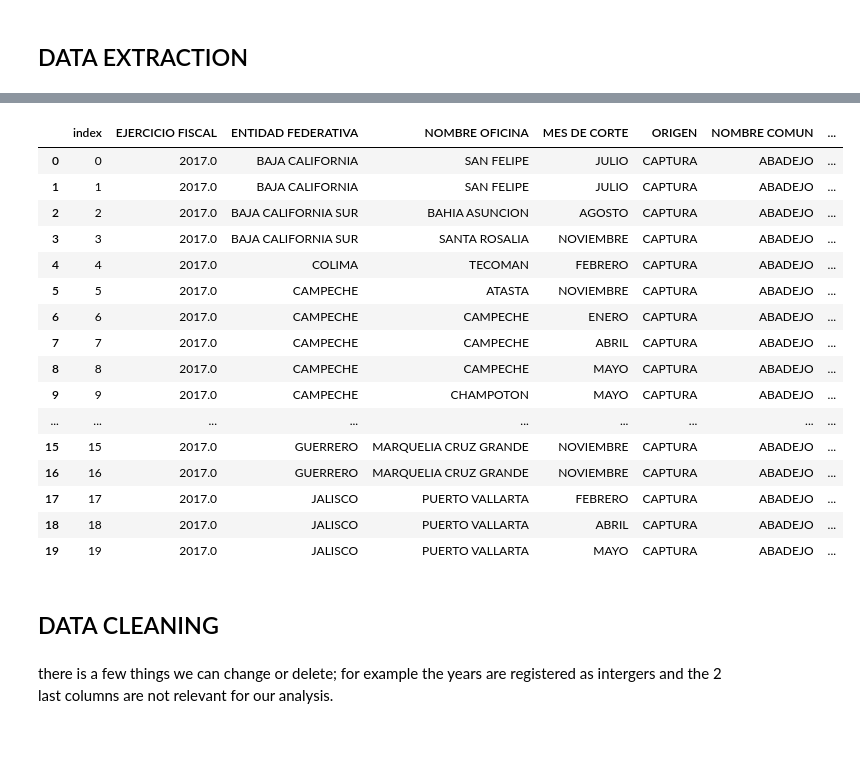
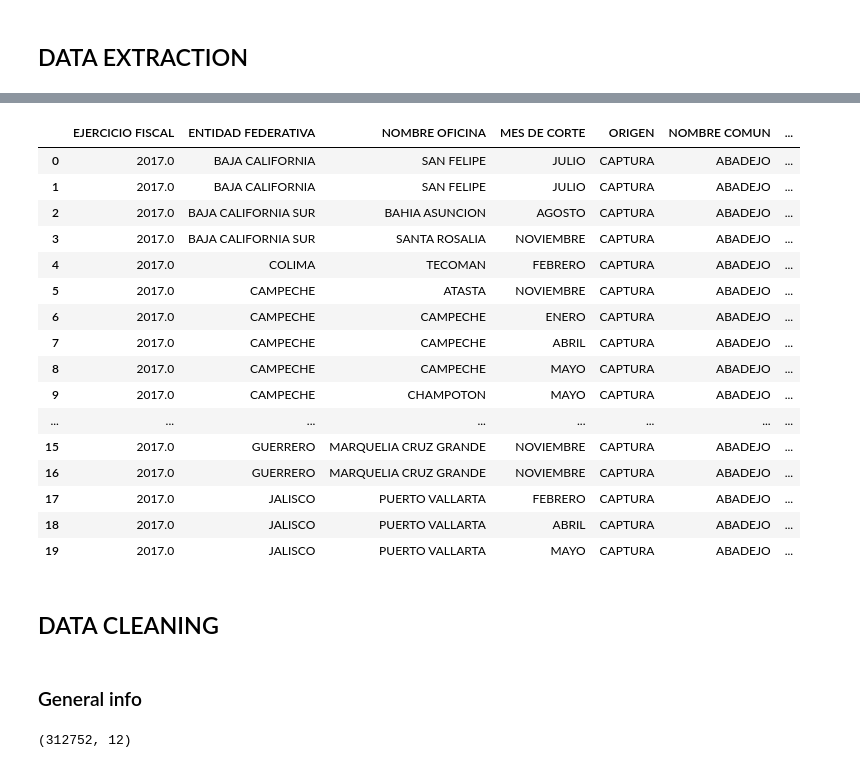
Before and after one commit to mr-nahash/ML-prediction-of-sinaloa-s-fishing-production, a Jupyter notebook: data_cleaning.ipynb, the cells around one changed output, grey strips where cells are left out. Saved outputs shown, nothing was run; the diff lists cells and outputs as text; code cells hidden in the pictures; blank space fills up the shorter version.

```diff
--- a/data_cleaning.ipynb
+++ b/data_cleaning.ipynb
@@ -31,29 +8,33 @@ Requirement already satisfied: colorama in c:\users\fer-h\appdata\local\programs
 # %%
 df2017=pd.read_csv('data/Produccion_Pesquera_2017.csv',encoding='latin-1')
 df2018=pd.read_csv('data/Produccion_Pesquera_2018.csv',encoding='latin-1')
 df2019=pd.read_csv('data/Produccion_Pesquera_2019.csv',encoding='latin-1')
 df2020=pd.read_csv('data/Produccion_Pesquera_2020.csv',encoding='latin-1')
-df=pd.concat([df2017, df2018,df2019,df2020],axis=0).reset_index()
+df=pd.concat([df2017, df2018,df2019,df2020],axis=0)
 display(df.head(20))
 # %% [output]
-|  | index | EJERCICIO FISCAL | ENTIDAD FEDERATIVA | NOMBRE OFICINA | MES DE CORTE | ORIGEN | NOMBRE COMUN | ... |
-| 0 | 0 | 2017.0 | BAJA CALIFORNIA | SAN FELIPE | JULIO | CAPTURA | ABADEJO | ... |
-| 1 | 1 | 2017.0 | BAJA CALIFORNIA | SAN FELIPE | JULIO | CAPTURA | ABADEJO | ... |
-| 2 | 2 | 2017.0 | BAJA CALIFORNIA SUR | BAHIA ASUNCION | AGOSTO | CAPTURA | ABADEJO | ... |
-| 3 | 3 | 2017.0 | BAJA CALIFORNIA SUR | SANTA ROSALIA | NOVIEMBRE | CAPTURA | ABADEJO | ... |
-| 4 | 4 | 2017.0 | COLIMA | TECOMAN | FEBRERO | CAPTURA | ABADEJO | ... |
-| 5 | 5 | 2017.0 | CAMPECHE | ATASTA | NOVIEMBRE | CAPTURA | ABADEJO | ... |
-| 6 | 6 | 2017.0 | CAMPECHE | CAMPECHE | ENERO | CAPTURA | ABADEJO | ... |
-| 7 | 7 | 2017.0 | CAMPECHE | CAMPECHE | ABRIL | CAPTURA | ABADEJO | ... |
-| 8 | 8 | 2017.0 | CAMPECHE | CAMPECHE | MAYO | CAPTURA | ABADEJO | ... |
-| 9 | 9 | 2017.0 | CAMPECHE | CHAMPOTON | MAYO | CAPTURA | ABADEJO | ... |
-| ... | ... | ... | ... | ... | ... | ... | ... | ... |
-| 15 | 15 | 2017.0 | GUERRERO | MARQUELIA CRUZ GRANDE | NOVIEMBRE | CAPTURA | ABADEJO | ... |
-| 16 | 16 | 2017.0 | GUERRERO | MARQUELIA CRUZ GRANDE | NOVIEMBRE | CAPTURA | ABADEJO | ... |
-| 17 | 17 | 2017.0 | JALISCO | PUERTO VALLARTA | FEBRERO | CAPTURA | ABADEJO | ... |
-| 18 | 18 | 2017.0 | JALISCO | PUERTO VALLARTA | ABRIL | CAPTURA | ABADEJO | ... |
-| 19 | 19 | 2017.0 | JALISCO | PUERTO VALLARTA | MAYO | CAPTURA | ABADEJO | ... |
+|  | EJERCICIO FISCAL | ENTIDAD FEDERATIVA | NOMBRE OFICINA | MES DE CORTE | ORIGEN | NOMBRE COMUN | ... |
+| 0 | 2017.0 | BAJA CALIFORNIA | SAN FELIPE | JULIO | CAPTURA | ABADEJO | ... |
+| 1 | 2017.0 | BAJA CALIFORNIA | SAN FELIPE | JULIO | CAPTURA | ABADEJO | ... |
+| 2 | 2017.0 | BAJA CALIFORNIA SUR | BAHIA ASUNCION | AGOSTO | CAPTURA | ABADEJO | ... |
+| 3 | 2017.0 | BAJA CALIFORNIA SUR | SANTA ROSALIA | NOVIEMBRE | CAPTURA | ABADEJO | ... |
+| 4 | 2017.0 | COLIMA | TECOMAN | FEBRERO | CAPTURA | ABADEJO | ... |
+| 5 | 2017.0 | CAMPECHE | ATASTA | NOVIEMBRE | CAPTURA | ABADEJO | ... |
+| 6 | 2017.0 | CAMPECHE | CAMPECHE | ENERO | CAPTURA | ABADEJO | ... |
+| 7 | 2017.0 | CAMPECHE | CAMPECHE | ABRIL | CAPTURA | ABADEJO | ... |
+| 8 | 2017.0 | CAMPECHE | CAMPECHE | MAYO | CAPTURA | ABADEJO | ... |
+| 9 | 2017.0 | CAMPECHE | CHAMPOTON | MAYO | CAPTURA | ABADEJO | ... |
+| ... | ... | ... | ... | ... | ... | ... | ... |
+| 15 | 2017.0 | GUERRERO | MARQUELIA CRUZ GRANDE | NOVIEMBRE | CAPTURA | ABADEJO | ... |
+| 16 | 2017.0 | GUERRERO | MARQUELIA CRUZ GRANDE | NOVIEMBRE | CAPTURA | ABADEJO | ... |
+| 17 | 2017.0 | JALISCO | PUERTO VALLARTA | FEBRERO | CAPTURA | ABADEJO | ... |
+| 18 | 2017.0 | JALISCO | PUERTO VALLARTA | ABRIL | CAPTURA | ABADEJO | ... |
+| 19 | 2017.0 | JALISCO | PUERTO VALLARTA | MAYO | CAPTURA | ABADEJO | ... |
 # %% [markdown]
 ## DATA CLEANING
-# %% [markdown]
-there is a few things we can change or delete; for example the years are registered as intergers and the 2 last columns are not relevant for our analysis.
+# %% [markdown]
+### General info
+# %%
+df.shape
+# %% [output]
+(312752, 12)
```
Also changed, not shown: parts of 36 cells of this notebook, 3 other files.
